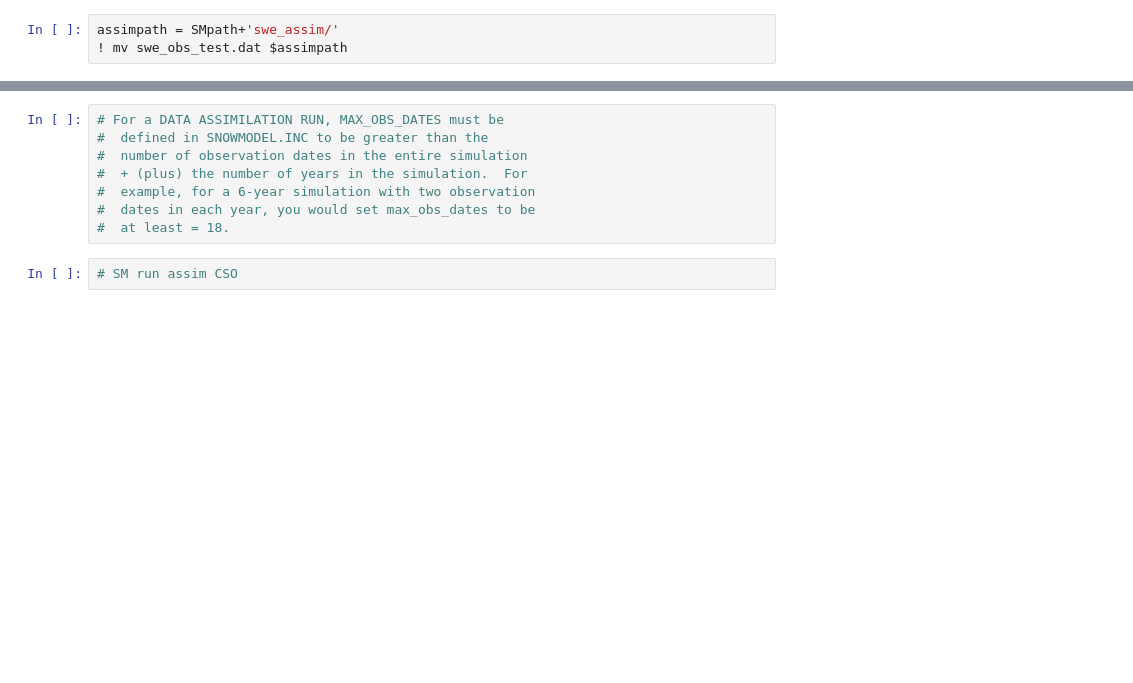
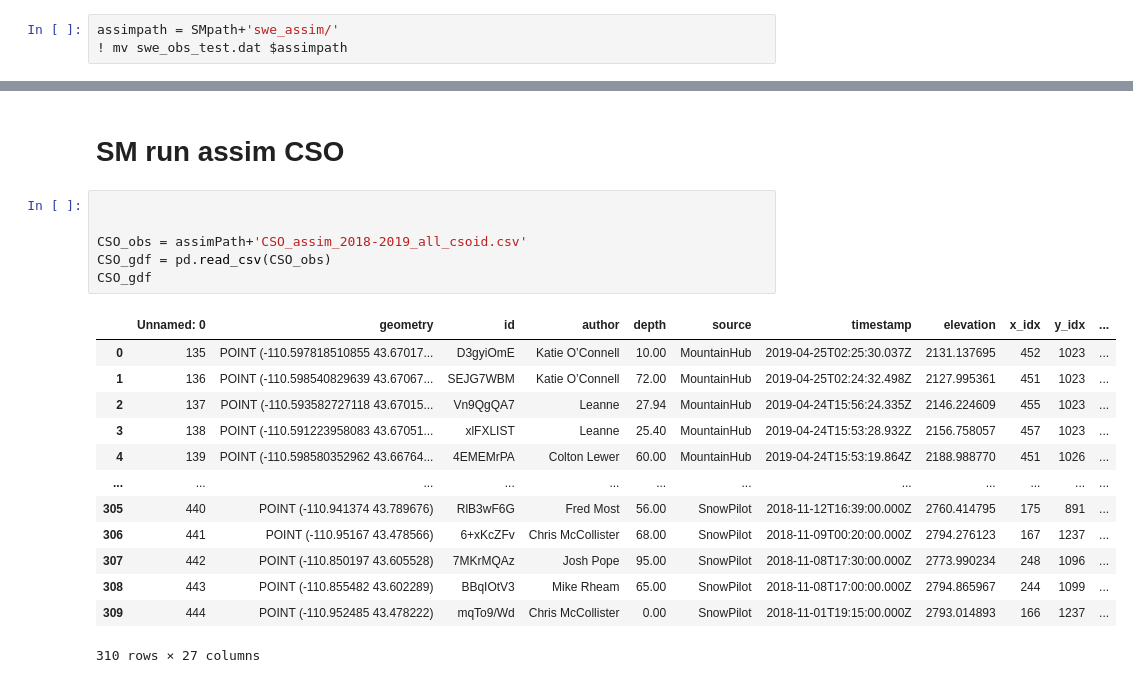
Before and after one commit to snowmodel-tools/assimilation_python, a Jupyter notebook: assimilate.ipynb, the cells around one changed output, grey strips where cells are left out. Cells and saved outputs as stored; diff of their text form; blank space fills up the shorter version.

```diff
--- a/assimilate.ipynb
+++ b/assimilate.ipynb
@@ -361,11 +408,23 @@ replace_line(incFile, 30, '      parameter (max_obs_dates='+str(tot_obs+1)+')\n'
 /nfs/attic/dfh/Aragon2/Notebooks/calibration_python
-# %%
-# For a DATA ASSIMILATION RUN, MAX_OBS_DATES must be
-#  defined in SNOWMODEL.INC to be greater than the
-#  number of observation dates in the entire simulation
-#  + (plus) the number of years in the simulation.  For
-#  example, for a 6-year simulation with two observation
-#  dates in each year, you would set max_obs_dates to be
-#  at least = 18.
-# %%
-# SM run assim CSO
+# %% [markdown]
+# SM run assim CSO
+# %%
+
+
+CSO_obs = assimPath+'CSO_assim_2018-2019_all_csoid.csv'
+CSO_gdf = pd.read_csv(CSO_obs)
+CSO_gdf
+# %% [output]
+|  | Unnamed: 0 | geometry | id | author | depth | source | timestamp | elevation | x_idx | y_idx | ... |
+| 0 | 135 | POINT (-110.597818510855 43.67017... | D3gyiOmE | Katie O’Connell | 10.00 | MountainHub | 2019-04-25T02:25:30.037Z | 2131.137695 | 452 | 1023 | ... |
+| 1 | 136 | POINT (-110.598540829639 43.67067... | SEJG7WBM | Katie O’Connell | 72.00 | MountainHub | 2019-04-25T02:24:32.498Z | 2127.995361 | 451 | 1023 | ... |
+| 2 | 137 | POINT (-110.593582727118 43.67015... | Vn9QgQA7 | Leanne | 27.94 | MountainHub | 2019-04-24T15:56:24.335Z | 2146.224609 | 455 | 1023 | ... |
+| 3 | 138 | POINT (-110.591223958083 43.67051... | xlFXLIST | Leanne | 25.40 | MountainHub | 2019-04-24T15:53:28.932Z | 2156.758057 | 457 | 1023 | ... |
+| 4 | 139 | POINT (-110.598580352962 43.66764... | 4EMEMrPA | Colton Lewer | 60.00 | MountainHub | 2019-04-24T15:53:19.864Z | 2188.988770 | 451 | 1026 | ... |
+| ... | ... | ... | ... | ... | ... | ... | ... | ... | ... | ... | ... |
+| 305 | 440 | POINT (-110.941374 43.789676) | RlB3wF6G | Fred Most | 56.00 | SnowPilot | 2018-11-12T16:39:00.000Z | 2760.414795 | 175 | 891 | ... |
+| 306 | 441 | POINT (-110.95167 43.478566) | 6+xKcZFv | Chris McCollister | 68.00 | SnowPilot | 2018-11-09T00:20:00.000Z | 2794.276123 | 167 | 1237 | ... |
+| 307 | 442 | POINT (-110.850197 43.605528) | 7MKrMQAz | Josh Pope | 95.00 | SnowPilot | 2018-11-08T17:30:00.000Z | 2773.990234 | 248 | 1096 | ... |
+| 308 | 443 | POINT (-110.855482 43.602289) | BBqIOtV3 | Mike Rheam | 65.00 | SnowPilot | 2018-11-08T17:00:00.000Z | 2794.865967 | 244 | 1099 | ... |
+| 309 | 444 | POINT (-110.952485 43.478222) | mqTo9/Wd | Chris McCollister | 0.00 | SnowPilot | 2018-11-01T19:15:00.000Z | 2793.014893 | 166 | 1237 | ... |
+310 rows × 27 columns
```
Also changed, not shown: parts of 25 cells of this notebook.
